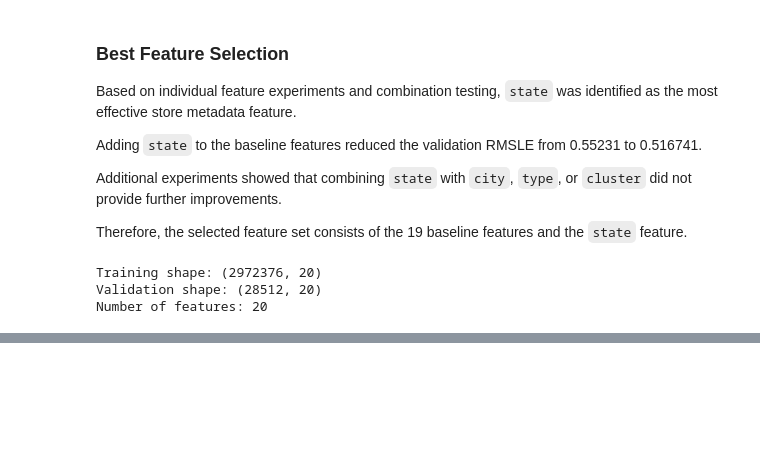
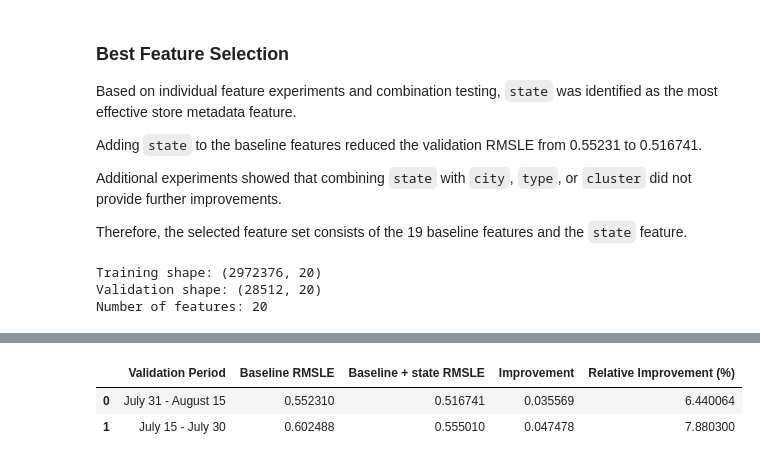
Before and after one commit to MosabOs/Store-Sales-Forecasting-Comp-V-Mosab-Os, a Jupyter notebook: store-sales-forecasting-comp-v-mosab-os.ipynb, the cells around one changed output, grey strips where cells are left out. Cells and saved outputs as stored; diff of their text form; code cells hidden in the pictures; blank space fills up the shorter version.

```diff
--- a/store-sales-forecasting-comp-v-mosab-os.ipynb
+++ b/store-sales-forecasting-comp-v-mosab-os.ipynb
@@ -3309,0 +3500,18 @@ Number of features: 20
+# %%
+baseline_predictions_2 = baseline_model_2.predict(X_valid_2)
+
+best_predictions_2 = best_model_2.predict(X_valid_best_2)
+
+baseline_rmsle_2 = root_mean_squared_log_error(
+    y_valid_2,
+    baseline_predictions_2.clip(min=0)
+)
+
+best_rmsle_2 = root_mean_squared_log_error(
+    y_valid_2,
+    best_predictions_2.clip(min=0)
+)
+
+print(f"Baseline RMSLE: {baseline_rmsle_2:.5f}")
+print(f"Baseline + state RMSLE: {best_rmsle_2:.5f}")
+print(f"Difference: {baseline_rmsle_2 - best_rmsle_2:.5f}")
@@ -3309,0 +3539,31 @@ Number of features: 20
+# %%
+temporal_results = pd.DataFrame({
+    'Validation Period': [
+        'July 31 - August 15',
+        'July 15 - July 30'
+    ],
+    'Baseline RMSLE': [
+        0.55231,
+        baseline_rmsle_2
+    ],
+    'Baseline + state RMSLE': [
+        best_rmsle,
+        best_rmsle_2
+    ]
+})
+
+temporal_results['Improvement'] = (
+    temporal_results['Baseline RMSLE']
+    - temporal_results['Baseline + state RMSLE']
+)
+
+temporal_results['Relative Improvement (%)'] = (
+    temporal_results['Improvement']
+    / temporal_results['Baseline RMSLE'] * 100
+)
+
+display(temporal_results)
+# %% [output]
+|  | Validation Period | Baseline RMSLE | Baseline + state RMSLE | Improvement | Relative Improvement (%) |
+| 0 | July 31 - August 15 | 0.552310 | 0.516741 | 0.035569 | 6.440064 |
+| 1 | July 15 - July 30 | 0.602488 | 0.555010 | 0.047478 | 7.880300 |
```
Also changed, not shown: parts of 13 cells of this notebook.
